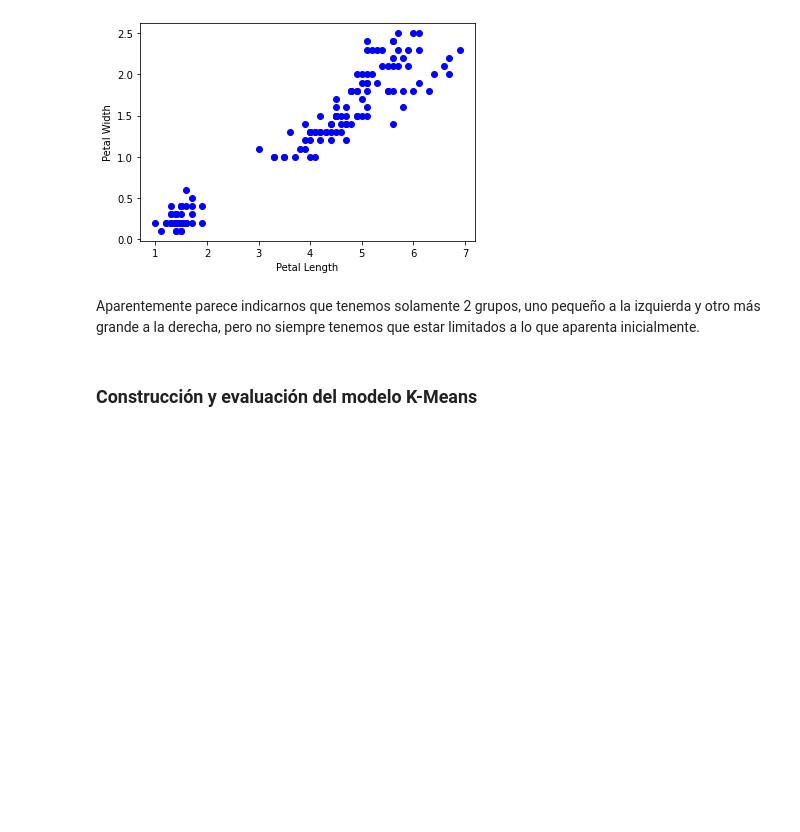
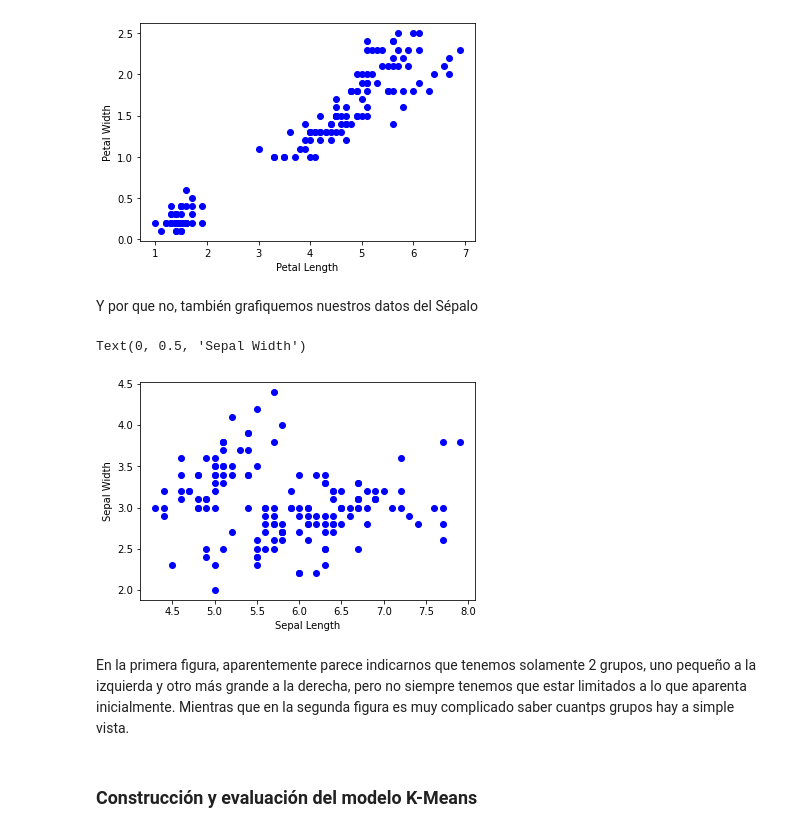
Before and after one commit to abdielgv162/Data-Science-Machine-Learning-Notes, a Jupyter notebook: Fundamentos_Practicos_de_Machine_Learning/Fundamentos_Practicos_de_Machine_Learning.ipynb, the cells around one changed output. Saved outputs shown, nothing was run; the diff lists cells and outputs as text; code cells hidden in the pictures; blank space fills up the shorter version.

```diff
--- a/Fundamentos_Practicos_de_Machine_Learning/Fundamentos_Practicos_de_Machine_Learning.ipynb
+++ b/Fundamentos_Practicos_de_Machine_Learning/Fundamentos_Practicos_de_Machine_Learning.ipynb
@@ -2265,8 +2271,17 @@ plt.ylabel('Petal Width', fontsize = 10)
 # %% [output]
 Text(0, 0.5, 'Petal Width')
 [figure]
+# %% [markdown]
+Y por que no, también grafiquemos nuestros datos del Sépalo
+# %%
+plt.scatter(x['Sepal Length'], x['Sepal Width'], c = 'blue')
+plt.xlabel('Sepal Length', fontsize = 10)
+plt.ylabel('Sepal Width', fontsize = 10)
+# %% [output]
+Text(0, 0.5, 'Sepal Width')
+[figure, added]
 # %% [markdown]
-Aparentemente parece indicarnos que tenemos solamente 2 grupos, uno pequeño a la izquierda y otro más grande a la derecha, pero no siempre tenemos que estar limitados a lo que aparenta inicialmente.
+En la primera figura, aparentemente parece indicarnos que tenemos solamente 2 grupos, uno pequeño a la izquierda y otro más grande a la derecha, pero no siempre tenemos que estar limitados a lo que aparenta inicialmente. Mientras que en la segunda figura es muy complicado saber cuantps grupos hay a simple vista.
 # %% [markdown]
 ### Construcción y evaluación del modelo K-Means
 # %% [markdown]
```
Also changed, not shown: parts of 55 cells of this notebook.
